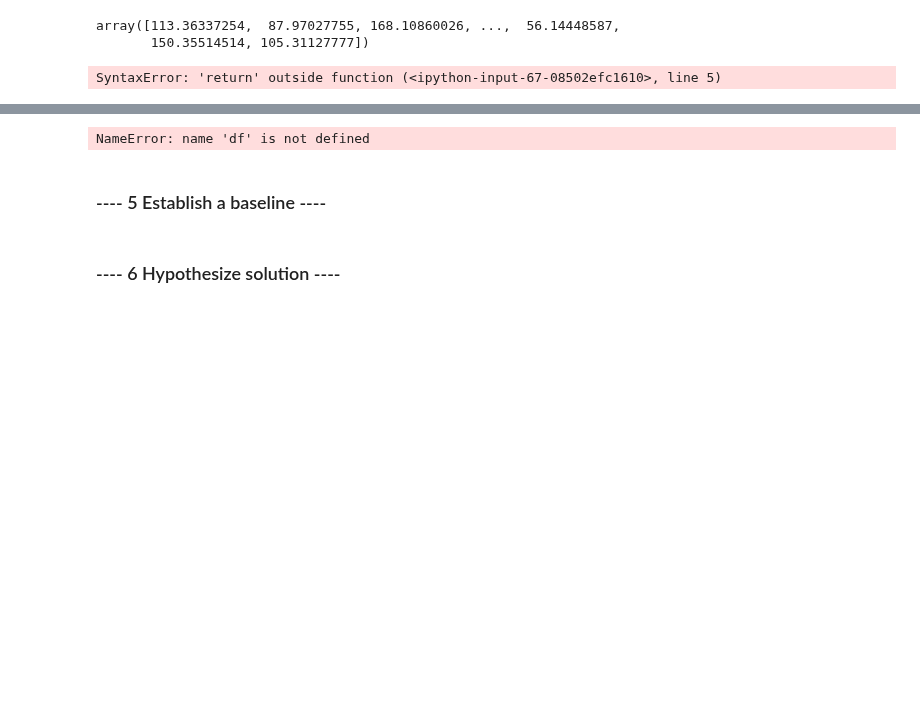
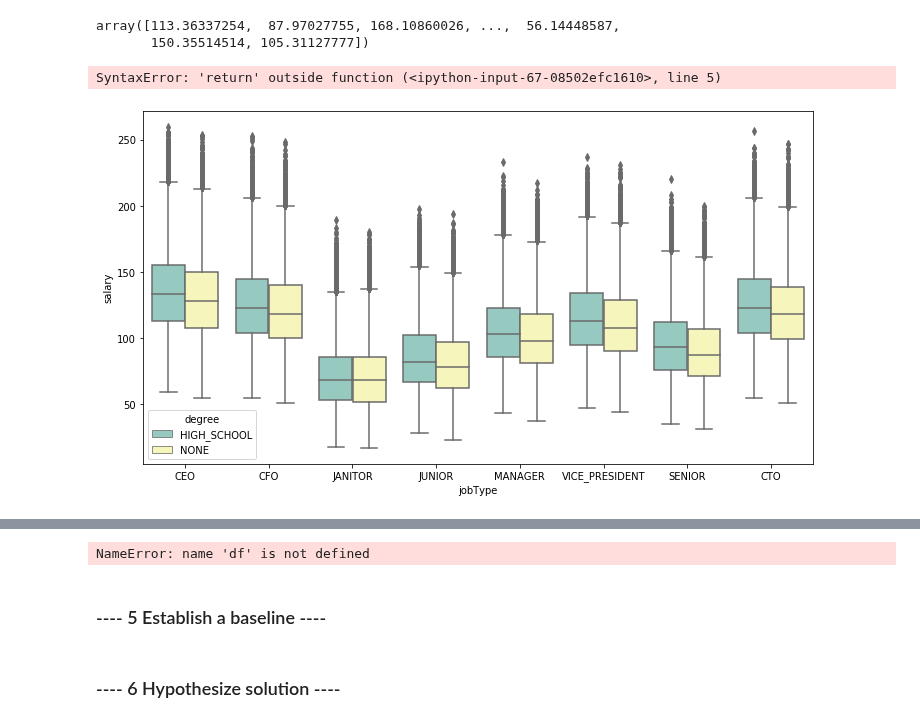
Before and after one commit to kirahman2/salarypredictionportfolio, a Jupyter notebook: Salary Prediction Notebook.ipynb, the cells around one changed output, grey strips where cells are left out. Saved outputs shown, nothing was run; the diff lists cells and outputs as text; code cells hidden in the pictures; blank space fills up the shorter version.

```diff
--- a/Salary Prediction Notebook.ipynb
+++ b/Salary Prediction Notebook.ipynb
@@ -49,8 +49,9 @@ class Data:
         self.col_all = col_cat + col_num
         self.col_id = col_id
         self.col_target = col_target
+        self.train_df_eda = self._create_train_eda(train_file, train_target_file)
         self.train_df = self._create_train_df(train_file, train_target_file)
-#         self.train_df = self._shuffle_data(self.train_df)
+#         self.train_df = self._shuffle_data(self.train_df) # KEEP
         self.test_df = self._create_test_df(test_file)
 
     def _create_train_df(self, train_feature_df, train_target_df):
@@ -59,6 +60,13 @@ class Data:
         train_df = self._join_df(train_df, train_target, col_id)
         train_df = self._clean_data(train_df)
         train_df = self._label_encode(train_df, self.col_cat)
+        return train_df
+
+    def _create_train_eda(self, train_feature_df, train_target_df):
+        train_target = self._load_file(train_target_df)
+        train_df = self._load_file(train_feature_df)
+        train_df = self._join_df(train_df, train_target, col_id)
+        train_df = self._clean_data(train_df)
         return train_df
 
     def _create_test_df(self, test_file):
@@ -271,4 +279,25 @@ SyntaxError: 'return' outside function (<ipython-input-67-08502efc1610>, line 5)
 # scores = scoring_gbr_gs()
 # elapsed_time = time.time() - start_time
 # print(elapsed_time)
+df = data.train_df_eda
+df.degree.values
+df_temp= [(df.degree=='HIGH_SCHOOL') | (df.degree=='NONE')]
+# df
+# %%
+class EDA:
+    def __init__(self, data):
+        self.data = data
+
+    def boxplot(self, col1, var1, col2, var2, col3):
+        df = data.train_df_eda
+        target = data.train_df_eda.salary
+        df = df[(df[col1]==var1) | (df[col2]==var2)]
+        f, ax = plt.subplots(figsize=(12,6.5))
+        sns.boxplot(x=col3, y=target, hue=col1, data=df, palette='Set3')
+        return
+
+eda = EDA(data)
+eda.boxplot('degree', 'HIGH_SCHOOL', 'degree', 'NONE', 'jobType')
+# %% [output]
+[figure, added]
 # %%
```
Also changed, not shown: parts of 3 cells of this notebook.
